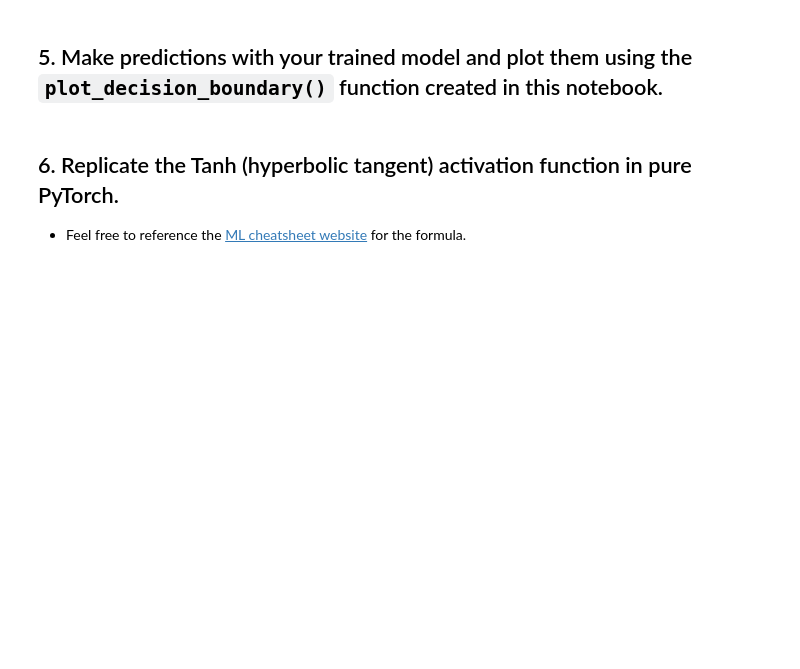
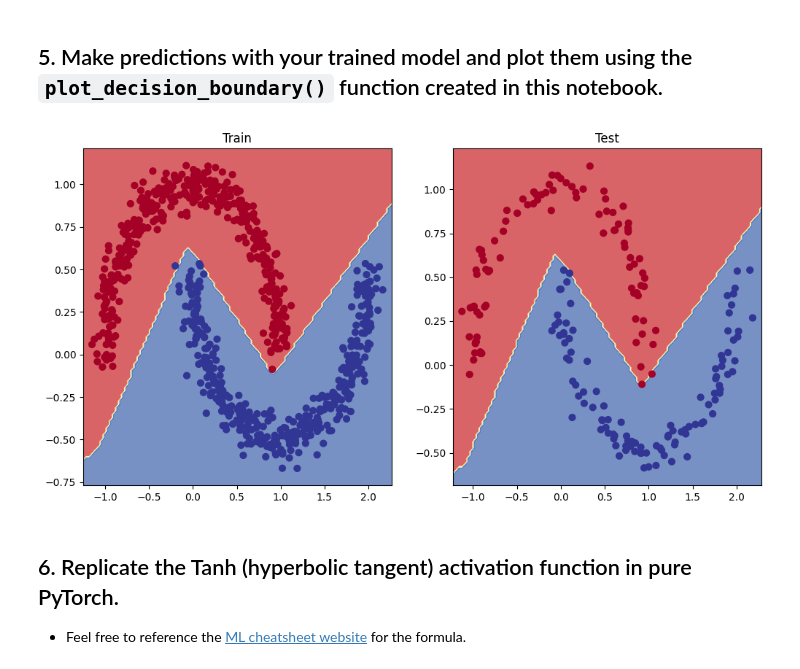
Before and after one commit to SiPilip/pytorch_course, a Jupyter notebook: 02_pytorch_classification_exercises.ipynb, the cells around one changed output. Drawn from its saved outputs; the diff is of its cells as text; code cells hidden in the pictures; blank space fills up the shorter version.

```diff
--- a/02_pytorch_classification_exercises.ipynb
+++ b/02_pytorch_classification_exercises.ipynb
@@ -65,9 +75,13 @@ import matplotlib.pyplot as plt
 # %%
 # Turn data into tensors of dtype float
-
+X = torch.from_numpy(X).type(torch.float)
+y = torch.from_numpy(y).type(torch.float)
 
 # Split the data into train and test sets (80% train, 20% test)
 from sklearn.model_selection import train_test_split
+X_train, X_test, y_train, y_test = train_test_split(X,
+                                                    y,
+                                                    test_size=.2)
 # %% [markdown]
 ## 2. Build a model by subclassing `nn.Module` that incorporates non-linear activation functions and is capable of fitting the data you created in 1.
   * Feel free to use any combination of PyTorch layers (linear and non-linear) you want.
@@ -89,8 +137,11 @@ class MoonModelV0(nn.Module):
 ## 3. Setup a binary classification compatible loss function and optimizer to use when training the model built in 2.
 # %%
 # Setup loss function
+loss_fn = nn.BCEWithLogitsLoss()
 
 # Setup optimizer to optimize model's parameters
+optimizer = torch.optim.SGD(model.parameters(),
+                            lr=0.1)
 # %% [markdown]
 ## 4. Create a training and testing loop to fit the model you created in 2 to the data you created in 1.
   * Do a forward pass of the model to see what's coming out in the form of logits, prediction probabilities and labels.
@@ -121,5 +178,5 @@ Pred labels:
 from torchmetrics import Accuracy
 
 ## TODO: Uncomment this code to use the Accuracy function
-# acc_fn = Accuracy(task="multiclass", num_classes=2).to(device) # send accuracy function to device
-# acc_fn
+acc_fn = Accuracy(task="multiclass", num_classes=2).to(device) # send accuracy function to device
+acc_fn
@@ -217,3 +292,18 @@ def plot_decision_boundary(model, X, y):
+# %%
+# Plot decision boundaries for training and test sets
+plt.figure(figsize=(12, 6))
+plt.subplot(1,2,1)
+plt.title("Train")
+plot_decision_boundary(model,
+                       X=X_train,
+                       y=y_train)
+plt.subplot(1,2,2)
+plt.title("Test")
+plot_decision_boundary(model,
+                       X=X_test,
+                       y=y_test)
+# %% [output]
+[figure, added]
 # %% [markdown]
 ## 6. Replicate the Tanh (hyperbolic tangent) activation function in pure PyTorch.
   * Feel free to reference the [ML cheatsheet website](https://ml-cheatsheet.readthedocs.io/en/latest/activation_functions.html#tanh) for the formula.
```
Also changed, not shown: parts of 12 cells of this notebook.
